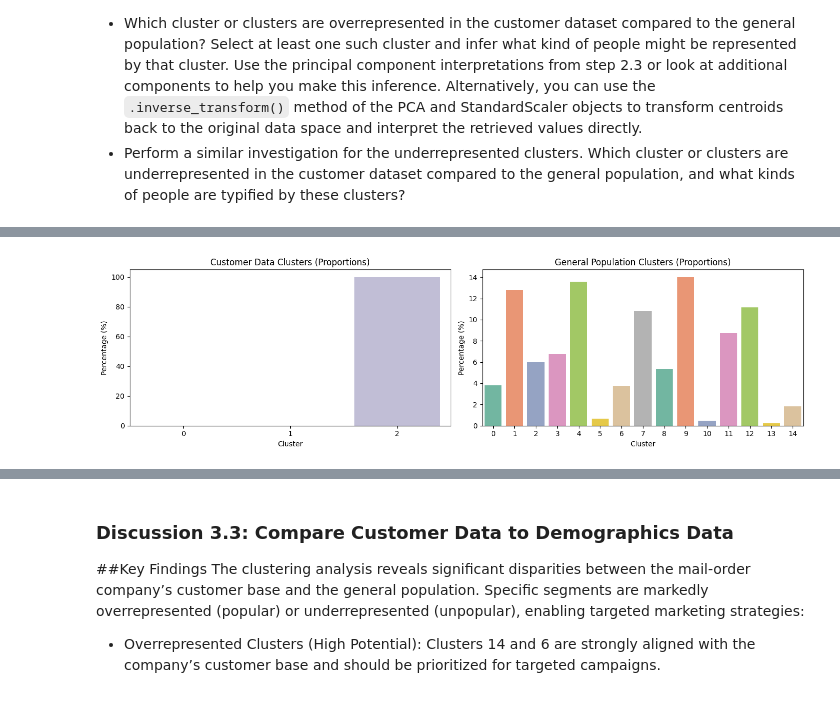
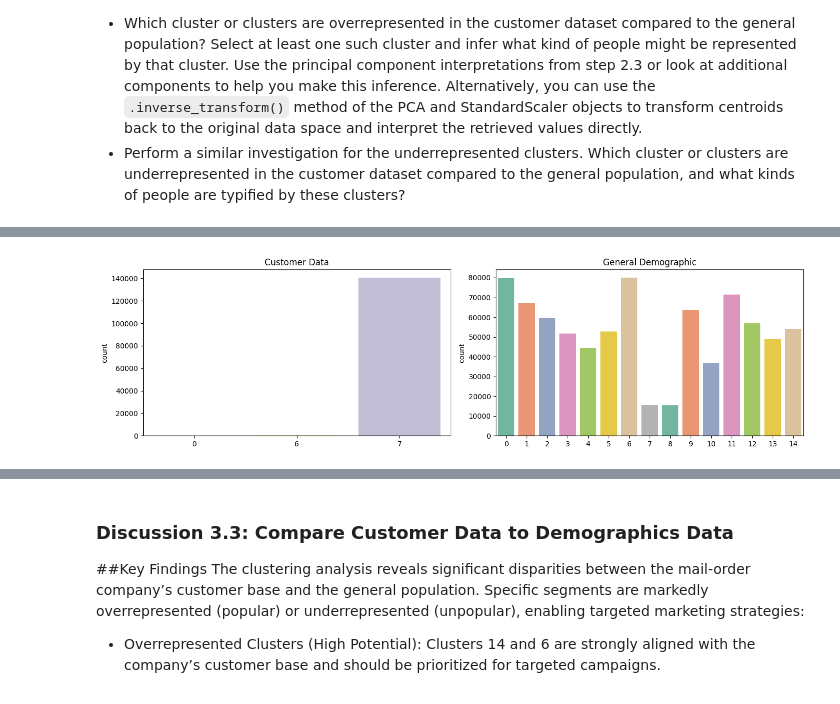
Before and after one commit to YaraDaraghmeh/Identify_Customer_Segments, a Jupyter notebook: Identify_Customer_Segments.ipynb, the cells around one changed output, grey strips where cells are left out. Saved outputs shown, nothing was run; the diff lists cells and outputs as text; code cells hidden in the pictures.

```diff
--- a/Identify_Customer_Segments.ipynb
+++ b/Identify_Customer_Segments.ipynb
@@ -985,7 +940,7 @@ On your scaled data, you are now ready to apply dimensionality reduction techniq
 # %%
 # Apply PCA to the data.
 pca = PCA()
-pca.fit(azdias_cleaned)
+pca.fit(azdias_clean)
 # %% [output]
 PCA()
 # %%
@@ -1016,6 +966,6 @@ plt.show()
 # %%
 # Re-apply PCA to the data while selecting for number of components to retain.
 pca2 = PCA(n_components = 30)
-pca_azdias_data = pca2.fit_transform(azdias_cleaned)
+pca_azdias_data = pca2.fit_transform(azdias_clean)
 print(pca_azdias_data.shape)
 # %% [output]
@@ -1176,8 +1123,6 @@ plt.show()
 # %%
 # Re-fit the k-means model with the selected number of clusters and obtain
 # cluster predictions for the general population demographics data.
-pca_customers_data = pca2.transform(customers_cleaned)
-kmeans = KMeans(n_clusters=15)
+kmeans = KMeans(n_clusters = 15)
 model = kmeans.fit(pca_azdias_data)
-predictions_general = model.predict(pca_azdias_data)
-predictions_customers = model.predict(pca_customers_data)
+predections = model.predict(pca_azdias_data)
@@ -1292,3 +1252,11 @@ Take a look at the following points in this step:
   - Recall the analysis you performed in step 1.1.3 of the project, where you separated out certain data points from the dataset if they had more than a specified threshold of missing values. If you found that this group was qualitatively different from the main bulk of the data, you should treat this as an additional data cluster in this analysis. Make sure that you account for the number of data points in this subset, for both the general population and customer datasets, when making your computations!
 - Which cluster or clusters are overrepresented in the customer dataset compared to the general population? Select at least one such cluster and infer what kind of people might be represented by that cluster. Use the principal component interpretations from step 2.3 or look at additional components to help you make this inference. Alternatively, you can use the `.inverse_transform()` method of the PCA and StandardScaler objects to transform centroids back to the original data space and interpret the retrieved values directly.
 - Perform a similar investigation for the underrepresented clusters. Which cluster or clusters are underrepresented in the customer dataset compared to the general population, and what kinds of people are typified by these clusters?
+# %%
+customers_data= pd.read_csv('Udacity_CUSTOMERS_Subset.csv', delimiter = ';')
+display(customers.head())
+cleaned_customer = clean(customers_data)
+scaled_customer = imputer.fit_transform(cleaned_customer)
+scaled_customer = scaler.transform(scaled_customer)
+pca_customer = pca2.transform(scaled_customer)
+predections_Cust = model.predict(pca_customer)
@@ -1295,31 +1357,23 @@ Take a look at the following points in this step:
 # %%
 # Compare the proportion of data in each cluster for the customer data to the
 # proportion of data in each cluster for the general population.
-
+# Compare cluster proportions between customer and demographic data
 fig = plt.figure(figsize=(14, 4))
 
-# Customer data proportions
+# Customer data plot
 ax1 = fig.add_subplot(121)
-customer_counts = np.bincount(predictions_cust)
-customer_proportions = customer_counts / len(predictions_cust) * 100
-sns.barplot(x=np.arange(len(customer_proportions)), y=customer_proportions, palette='Set3', ax=ax1)
-ax1.set_title('Customer Data Clusters (Proportions)')
-ax1.set_xlabel('Cluster')
-ax1.set_ylabel('Percentage (%)')
+ax1.set_title('Customer Data')
+sns.countplot(x=predections_Cust, palette='Set3')  # Use x= and corrected variable
 
-# General population proportions
+# General demographic plot
 ax2 = fig.add_subplot(122)
-general_counts = np.bincount(predictions_general)
-general_proportions = general_counts / len(predictions_general) * 100
-sns.barplot(x=np.arange(len(general_proportions)), y=general_proportions, palette='Set2', ax=ax2)
-ax2.set_title('General Population Clusters (Proportions)')
-ax2.set_xlabel('Cluster')
-ax2.set_ylabel('Percentage (%)')
+ax2.set_title('General Demographic')
+sns.countplot(x=predections, palette='Set2')       # Use x= and corrected variable
 
 plt.tight_layout()
 plt.show()
 # %% [output]
-[figure, old version]
+[figure, new version]
 # %%
 # What kinds of people are part of a cluster that is overrepresented in the
 # customer data compared to the general population?
```
Also changed, not shown: parts of 28 cells of this notebook.
